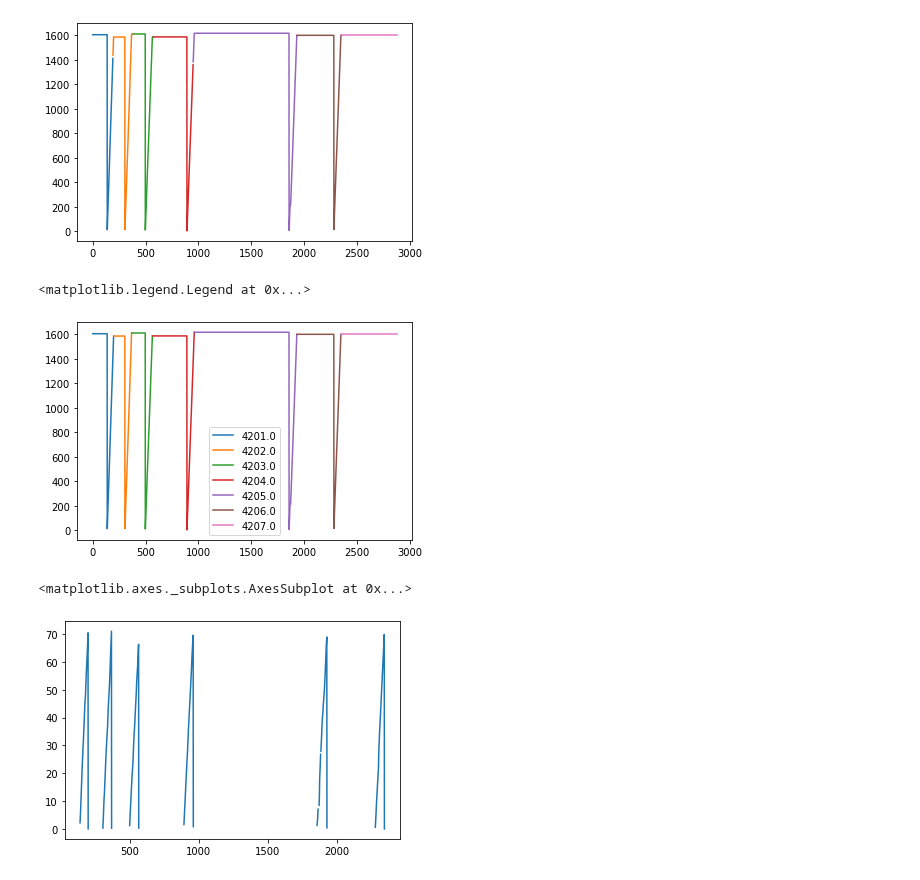
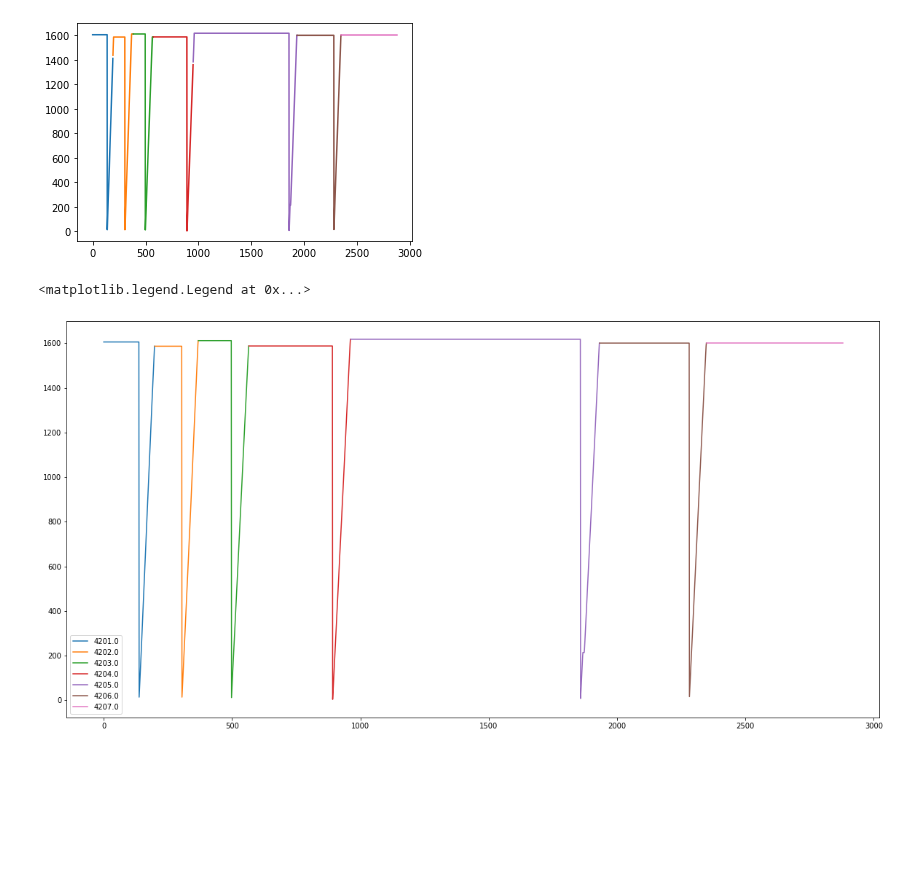
Before and after one commit to fabrizioperuzzo/tbm-slurry-data, a Jupyter notebook: FAL-1048-20100107_LAST_01.ipynb, the cells around one changed output. Saved outputs shown, nothing was run; the diff lists cells and outputs as text; code cells hidden in the pictures; blank space fills up the shorter version.

```diff
--- a/FAL-1048-20100107_LAST_01.ipynb
+++ b/FAL-1048-20100107_LAST_01.ipynb
@@ -353,3 +598,14 @@ dfxls['dvol_calc_MthE_cum_seg[m³]'] = gr['dvol_calc_MthE[m³]'].cumsum().shift(
+# %%
+dfxls.d87 = (dfxls[cl[pos_prch07]]-dfxls[cl[pos_prch08]])/abs(z_s7-z_s8)*10
+dfxls.d81 = (dfxls[cl[pos_prch01]]-dfxls[cl[pos_prch08]])/abs(z_s1-z_s8)*10
+
+dfxls.d82 = (dfxls[cl[pos_prch02]]-dfxls[cl[pos_prch08]])/abs(z_s2-z_s8)*10
+
+dfxls.d76 = (dfxls[cl[pos_prch06]]-dfxls[cl[pos_prch07]])/abs(z_s6-z_s7)*10
+dfxls.d13 = (dfxls[cl[pos_prch03]]-dfxls[cl[pos_prch01]])/abs(z_s3-z_s1)*10
+
+dfxls.d76 = (dfxls[cl[pos_prch05]]-dfxls[cl[pos_prch06]])/abs(z_s5-z_s6)*10
+dfxls.d73 = (dfxls[cl[pos_prch04]]-dfxls[cl[pos_prch03]])/abs(z_s4-z_s3)*10
 # %% [markdown]
 ### Lista delle variabili create
 # %%
@@ -433,11 +1300,12 @@ S-1048_ADVANCE_ADVANCE_NO [-]
 Name: AET Net Stroke [mm], dtype: object
 [figure]
 # %%
+plt.figure(figsize=(20,10))
 dfxls.groupby('num_corr')[col_list[pos_stroke]].plot()
 plt.legend()
 # %% [output]
 <matplotlib.legend.Legend at 0x...>
-[figure, old version]
+[figure, new version]
 # %%
 # prima metti a posto il numero di anello
 # %%
@@ -448,5 +1313,0 @@ dfxls['dvol_bal_feed_slurry_cum_seg[m³]'] = gr.cumsum().shift(-1).fillna(0)
-# %%
-dfxls['dvol_bal_feed_slurry_cum_seg[m³]'].plot()
-# %% [output]
-<matplotlib.axes._subplots.AxesSubplot at 0x...>
-[figure, removed]
```
Also changed, not shown: parts of 44 cells of this notebook, 4 other files.
